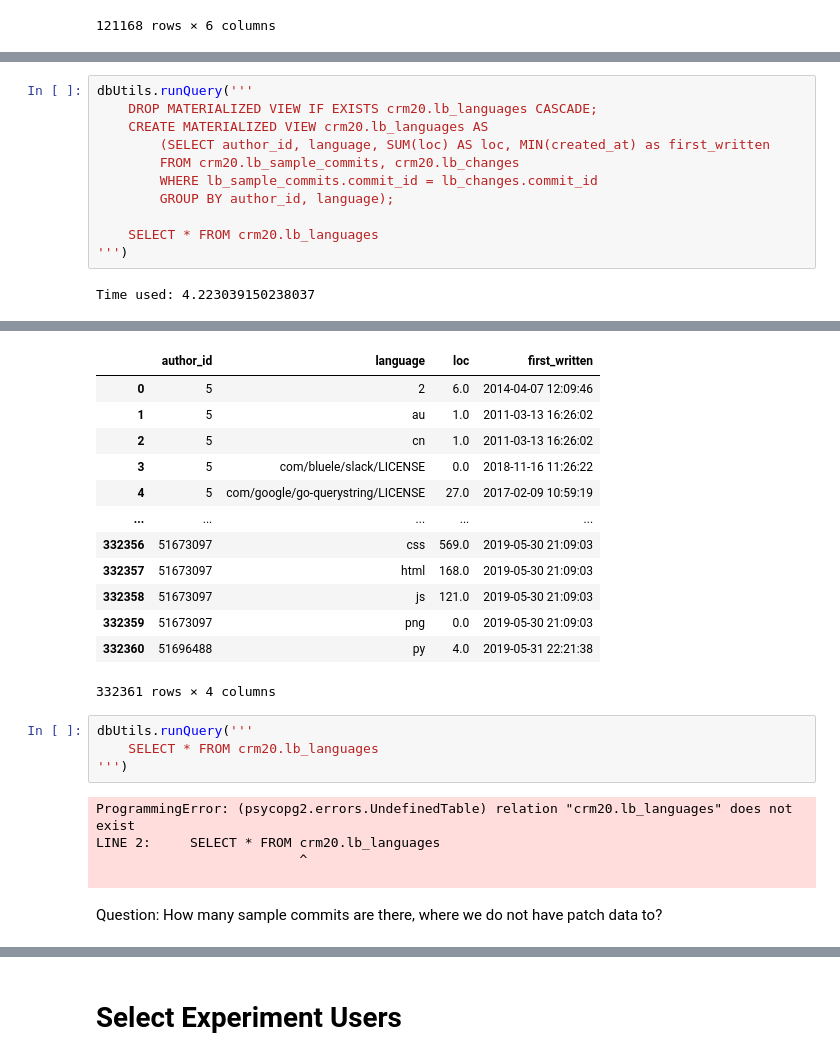
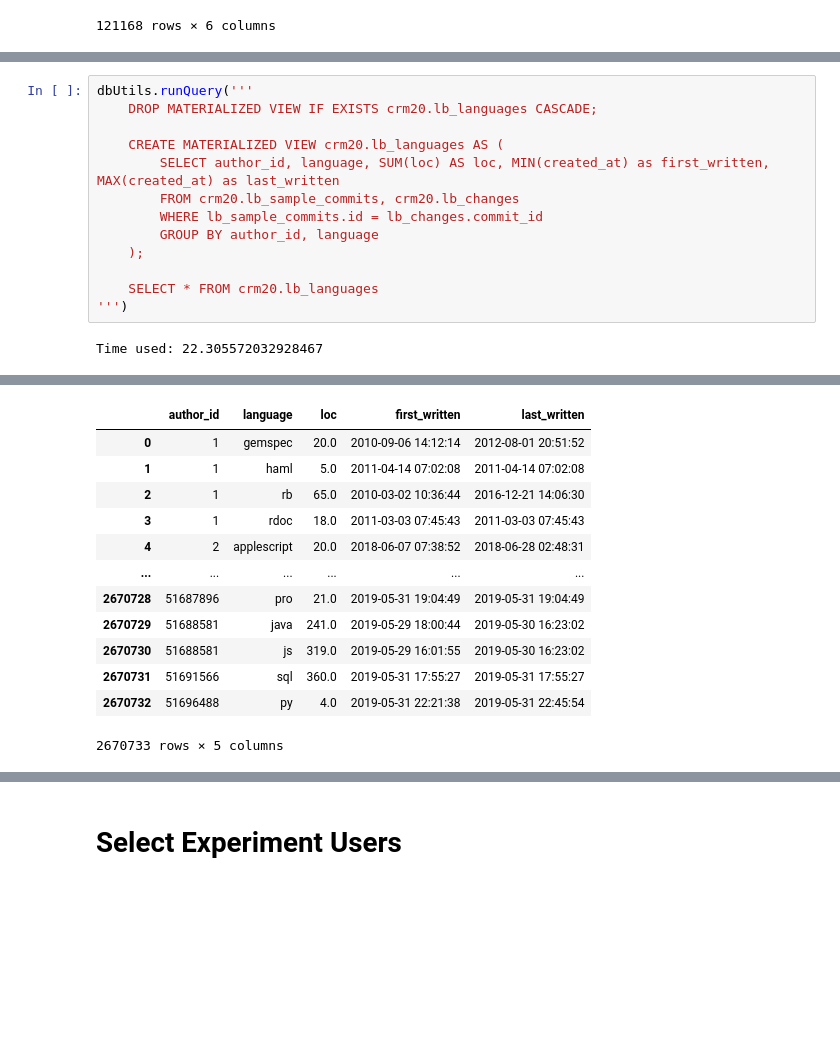
Before and after one commit to LeonBein/CRM20, a Jupyter notebook: DataExplorer.ipynb, the cells around one changed output, grey strips where cells are left out. Cells and saved outputs as stored; diff of their text form; blank space fills up the shorter version.

```diff
--- a/DataExplorer.ipynb
+++ b/DataExplorer.ipynb
@@ -386,38 +503,29 @@ Time used: 1.2310984134674072
 # %%
 dbUtils.runQuery('''
     DROP MATERIALIZED VIEW IF EXISTS crm20.lb_languages CASCADE;
-    CREATE MATERIALIZED VIEW crm20.lb_languages AS
-        (SELECT author_id, language, SUM(loc) AS loc, MIN(created_at) as first_written
+
+    CREATE MATERIALIZED VIEW crm20.lb_languages AS (
+        SELECT author_id, language, SUM(loc) AS loc, MIN(created_at) as first_written, MAX(created_at) as last_written
         FROM crm20.lb_sample_commits, crm20.lb_changes
-        WHERE lb_sample_commits.commit_id = lb_changes.commit_id
-        GROUP BY author_id, language);
+        WHERE lb_sample_commits.id = lb_changes.commit_id
+        GROUP BY author_id, language
+    );
 
     SELECT * FROM crm20.lb_languages
 ''')
 # %% [output]
-Time used: 4.223039150238037
+Time used: 22.305572032928467
 [interactive output not drawn]
-|  | author_id | language | loc | first_written |
-| 0 | 5 | 2 | 6.0 | 2014-04-07 12:09:46 |
-| 1 | 5 | au | 1.0 | 2011-03-13 16:26:02 |
-| 2 | 5 | cn | 1.0 | 2011-03-13 16:26:02 |
-| 3 | 5 | com/bluele/slack/LICENSE | 0.0 | 2018-11-16 11:26:22 |
-| 4 | 5 | com/google/go-querystring/LICENSE | 27.0 | 2017-02-09 10:59:19 |
-| ... | ... | ... | ... | ... |
-| 332356 | 51673097 | css | 569.0 | 2019-05-30 21:09:03 |
-| 332357 | 51673097 | html | 168.0 | 2019-05-30 21:09:03 |
-| 332358 | 51673097 | js | 121.0 | 2019-05-30 21:09:03 |
-| 332359 | 51673097 | png | 0.0 | 2019-05-30 21:09:03 |
-| 332360 | 51696488 | py | 4.0 | 2019-05-31 22:21:38 |
+|  | author_id | language | loc | first_written | last_written |
+| 0 | 1 | gemspec | 20.0 | 2010-09-06 14:12:14 | 2012-08-01 20:51:52 |
+| 1 | 1 | haml | 5.0 | 2011-04-14 07:02:08 | 2011-04-14 07:02:08 |
+| 2 | 1 | rb | 65.0 | 2010-03-02 10:36:44 | 2016-12-21 14:06:30 |
+| 3 | 1 | rdoc | 18.0 | 2011-03-03 07:45:43 | 2011-03-03 07:45:43 |
+| 4 | 2 | applescript | 20.0 | 2018-06-07 07:38:52 | 2018-06-28 02:48:31 |
+| ... | ... | ... | ... | ... | ... |
+| 2670728 | 51687896 | pro | 21.0 | 2019-05-31 19:04:49 | 2019-05-31 19:04:49 |
+| 2670729 | 51688581 | java | 241.0 | 2019-05-29 18:00:44 | 2019-05-30 16:23:02 |
+| 2670730 | 51688581 | js | 319.0 | 2019-05-29 16:01:55 | 2019-05-30 16:23:02 |
+| 2670731 | 51691566 | sql | 360.0 | 2019-05-31 17:55:27 | 2019-05-31 17:55:27 |
+| 2670732 | 51696488 | py | 4.0 | 2019-05-31 22:21:38 | 2019-05-31 22:45:54 |
-332361 rows × 4 columns
+2670733 rows × 5 columns
-# %%
-dbUtils.runQuery('''
-    SELECT * FROM crm20.lb_languages
-''')
-# %% [output]
-ProgrammingError: (psycopg2.errors.UndefinedTable) relation "crm20.lb_languages" does not exist
-LINE 2:     SELECT * FROM crm20.lb_languages
-                          ^
-
-# %% [markdown]
-Question: How many sample commits are there, where we do not have patch data to?
```
Also changed, not shown: parts of 72 cells of this notebook, 1 other file.
